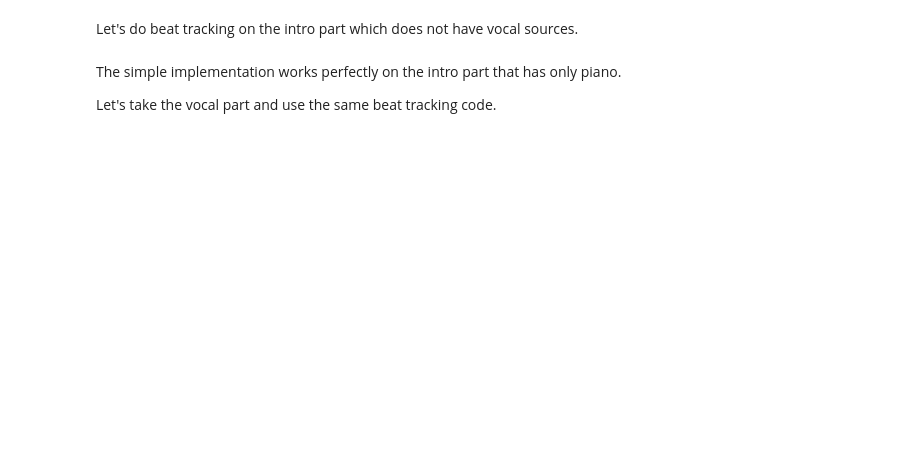
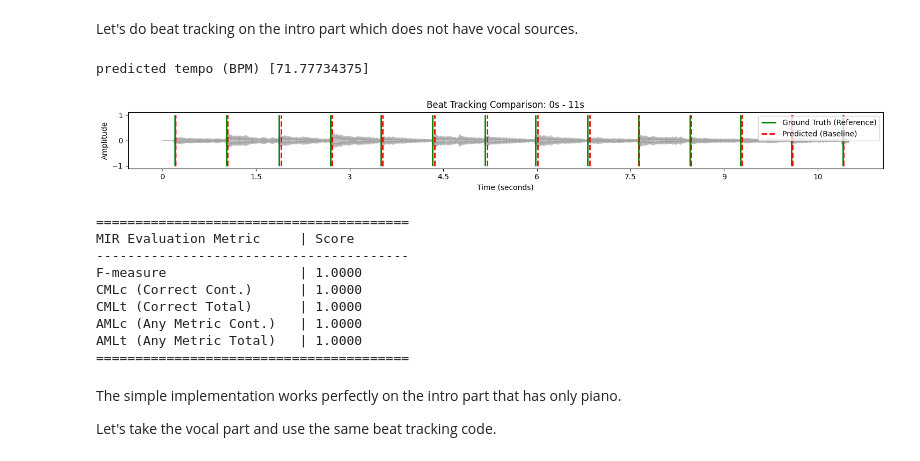
Before and after one commit to minigb/gct731-2026-minhee, a Jupyter notebook: hw2/GCT731_HW2.ipynb, the cells around one changed output. Drawn from its saved outputs; the diff is of its cells as text; code cells hidden in the pictures; blank space fills up the shorter version.

```diff
--- a/hw2/GCT731_HW2.ipynb
+++ b/hw2/GCT731_HW2.ipynb
@@ -98,7 +96,7 @@ Let's do beat tracking on the intro part which does not have vocal sources.
 start_sec = 0
 duration = 11
 # y_slice, _ = librosa.load(audio_bytes, sr=sr, offset=start_sec, duration=duration)
-y_slice, _ = librosa.load(AUDIO_FILE, sr=sr, offset=start_sec, duration=duration)
+y_slice, _ = librosa.load(AUDIO_PATH, sr=sr, offset=start_sec, duration=duration)
 gt_beats_slice = gt_beat_label[(gt_beat_label >= start_sec) & (gt_beat_label <= start_sec + duration)] - start_sec
 
 # run the beat tracking
@@ -110,34 +108,46 @@ pred_beats_slice = librosa.frames_to_time(beat_frames_pred, sr=sr)
 print('predicted tempo (BPM)', tempo_pred)
 
 # plot the ground truth beats and predicted beats
 plt.figure(figsize=(15, 2))
 librosa.display.waveshow(y_slice, sr=sr, alpha=0.5, color='gray')
 plt.vlines(gt_beats_slice, -1, 1, color='g', linestyle='-', linewidth=2, label='Ground Truth (Reference)')
 plt.vlines(pred_beats_slice, -1, 1, color='r', linestyle='--', linewidth=2, label='Predicted (Baseline)')
 plt.title(f'Beat Tracking Comparison: {start_sec}s - {start_sec + duration}s')
 plt.xlabel('Time (seconds)')
 plt.ylabel('Amplitude')
 plt.legend(loc='upper right')
 plt.tight_layout()
 plt.show()
 
 # report the result using "mir_eval"
 scores = mir_eval.beat.evaluate(gt_beats_slice, pred_beats_slice)
 
 print("="*40)
 print(f"{'MIR Evaluation Metric':<25} | {'Score':<10}")
 print("-"*40)
 print(f"{'F-measure':<25} | {scores['F-measure']:.4f}")
 print(f"{'CMLc (Correct Cont.)':<25} | {scores['Correct Metric Level Continuous']:.4f}")
 print(f"{'CMLt (Correct Total)':<25} | {scores['Correct Metric Level Total']:.4f}")
 print(f"{'AMLc (Any Metric Cont.)':<25} | {scores['Any Metric Level Continuous']:.4f}")
 print(f"{'AMLt (Any Metric Total)':<25} | {scores['Any Metric Level Total']:.4f}")
 print("="*40)
 
 
 # sonify the estimated beat
 y_beats = librosa.clicks(times=pred_beats_slice, sr=sr, click_freq=1000, length=len(y_slice))
-ipd.display(ipd.Audio(y_slice + y_beats, rate=sr))
+# ipd.display(ipd.Audio(y_slice + y_beats, rate=sr))
+# %% [output]
+predicted tempo (BPM) [71.77734375]
+[figure, added]
+========================================
+MIR Evaluation Metric     | Score
+----------------------------------------
+F-measure                 | 1.0000
+CMLc (Correct Cont.)      | 1.0000
+CMLt (Correct Total)      | 1.0000
+AMLc (Any Metric Cont.)   | 1.0000
+AMLt (Any Metric Total)   | 1.0000
+========================================
 # %% [markdown]
 The simple implementation works perfectly on the intro part that has only piano.
 
```
Also changed, not shown: parts of 7 cells of this notebook.
